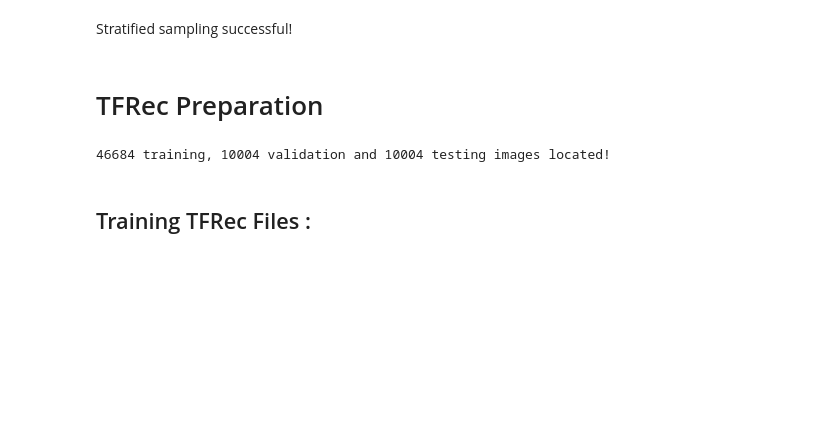
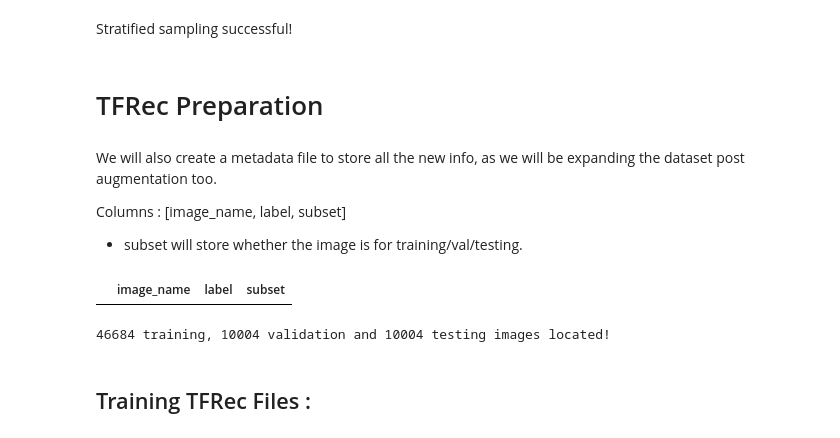
Before and after one commit to fireheart12/Chexnet_NIH, a Jupyter notebook: prepare-tfrec/NIH-prepareTFRec.ipynb, the cells around one changed output. Drawn from its saved outputs; the diff is of its cells as text; code cells hidden in the pictures; blank space fills up the shorter version.

```diff
--- a/prepare-tfrec/NIH-prepareTFRec.ipynb
+++ b/prepare-tfrec/NIH-prepareTFRec.ipynb
@@ -198,6 +200,17 @@ Nodular cases count =  949
 Stratified sampling successful!
 # %% [markdown]
 # TFRec Preparation
+# %% [markdown]
+We will also create a metadata file to store all the new info, as we will be expanding the dataset post augmentation too.
+
+Columns : [image_name, label, subset]
+* subset will store whether the image is for training/val/testing.
+# %%
+metadata_bin_clf_tfrec = pd.DataFrame(columns = ["image_name", "label", "subset"])
+
+metadata_bin_clf_tfrec
+# %% [output]
+|  | image_name | label | subset |
 # %%
 training_image_ids = stratified_train_set["image_id"].values
 validation_image_ids = stratified_val_set["image_id"].values
```
Also changed, not shown: parts of 14 cells of this notebook.
